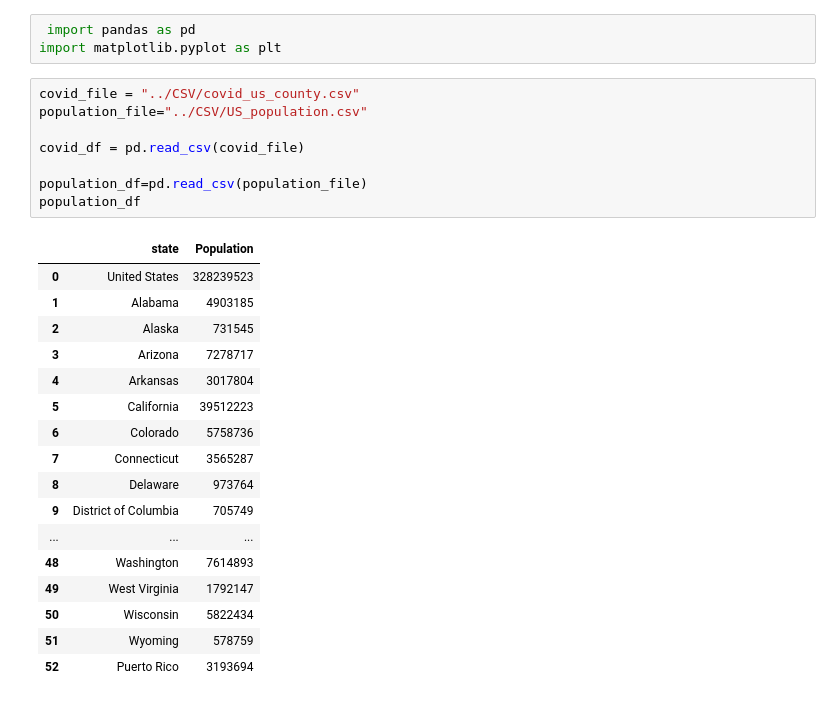
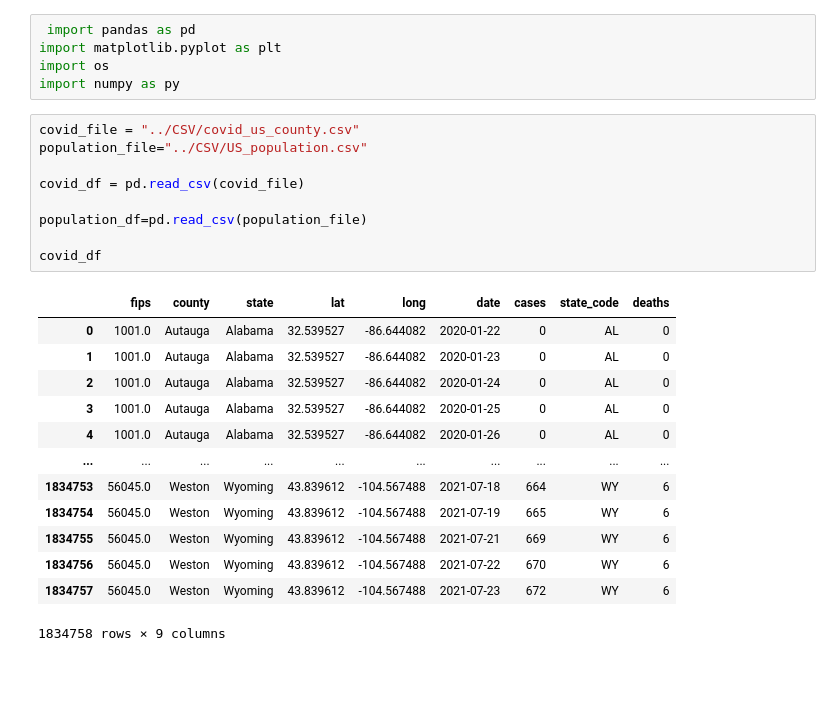
Before and after one commit to dakotajcollins/Car_Dealership, a Jupyter notebook: Maryam File/covidcasesVScarSale.ipynb, the cells around one changed output. Saved outputs shown, nothing was run; the diff lists cells and outputs as text; blank space fills up the shorter version.

```diff
--- a/Maryam File/covidcasesVScarSale.ipynb
+++ b/Maryam File/covidcasesVScarSale.ipynb
@@ -1,30 +1,29 @@
 # %%
  import pandas as pd
 import matplotlib.pyplot as plt
+import os
+import numpy as py
 # %%
 covid_file = "../CSV/covid_us_county.csv"
 population_file="../CSV/US_population.csv"
 
 covid_df = pd.read_csv(covid_file)
 
 population_df=pd.read_csv(population_file)
-population_df
+
+covid_df
 # %% [output]
-|  | state | Population |
-| 0 | United States | 328239523 |
-| 1 | Alabama | 4903185 |
-| 2 | Alaska | 731545 |
-| 3 | Arizona | 7278717 |
-| 4 | Arkansas | 3017804 |
-| 5 | California | 39512223 |
-| 6 | Colorado | 5758736 |
-| 7 | Connecticut | 3565287 |
-| 8 | Delaware | 973764 |
-| 9 | District of Columbia | 705749 |
-| ... | ... | ... |
-| 48 | Washington | 7614893 |
-| 49 | West Virginia | 1792147 |
-| 50 | Wisconsin | 5822434 |
-| 51 | Wyoming | 578759 |
-| 52 | Puerto Rico | 3193694 |
+|  | fips | county | state | lat | long | date | cases | state_code | deaths |
+| 0 | 1001.0 | Autauga | Alabama | 32.539527 | -86.644082 | 2020-01-22 | 0 | AL | 0 |
+| 1 | 1001.0 | Autauga | Alabama | 32.539527 | -86.644082 | 2020-01-23 | 0 | AL | 0 |
+| 2 | 1001.0 | Autauga | Alabama | 32.539527 | -86.644082 | 2020-01-24 | 0 | AL | 0 |
+| 3 | 1001.0 | Autauga | Alabama | 32.539527 | -86.644082 | 2020-01-25 | 0 | AL | 0 |
+| 4 | 1001.0 | Autauga | Alabama | 32.539527 | -86.644082 | 2020-01-26 | 0 | AL | 0 |
+| ... | ... | ... | ... | ... | ... | ... | ... | ... | ... |
+| 1834753 | 56045.0 | Weston | Wyoming | 43.839612 | -104.567488 | 2021-07-18 | 664 | WY | 6 |
+| 1834754 | 56045.0 | Weston | Wyoming | 43.839612 | -104.567488 | 2021-07-19 | 665 | WY | 6 |
+| 1834755 | 56045.0 | Weston | Wyoming | 43.839612 | -104.567488 | 2021-07-21 | 669 | WY | 6 |
+| 1834756 | 56045.0 | Weston | Wyoming | 43.839612 | -104.567488 | 2021-07-22 | 670 | WY | 6 |
+| 1834757 | 56045.0 | Weston | Wyoming | 43.839612 | -104.567488 | 2021-07-23 | 672 | WY | 6 |
+1834758 rows × 9 columns
 # %%
```
Also changed, not shown: parts of 6 cells of this notebook, 1 other file.
